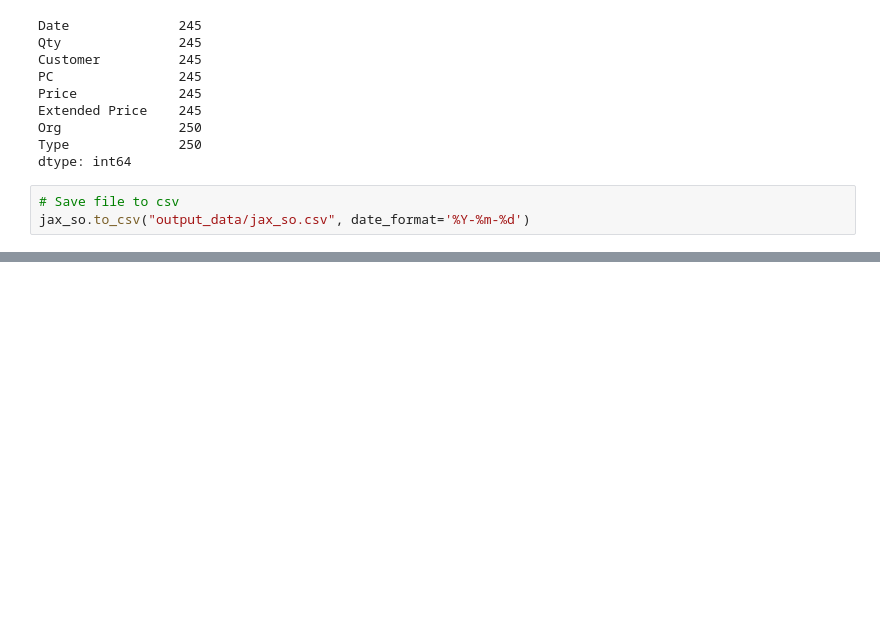
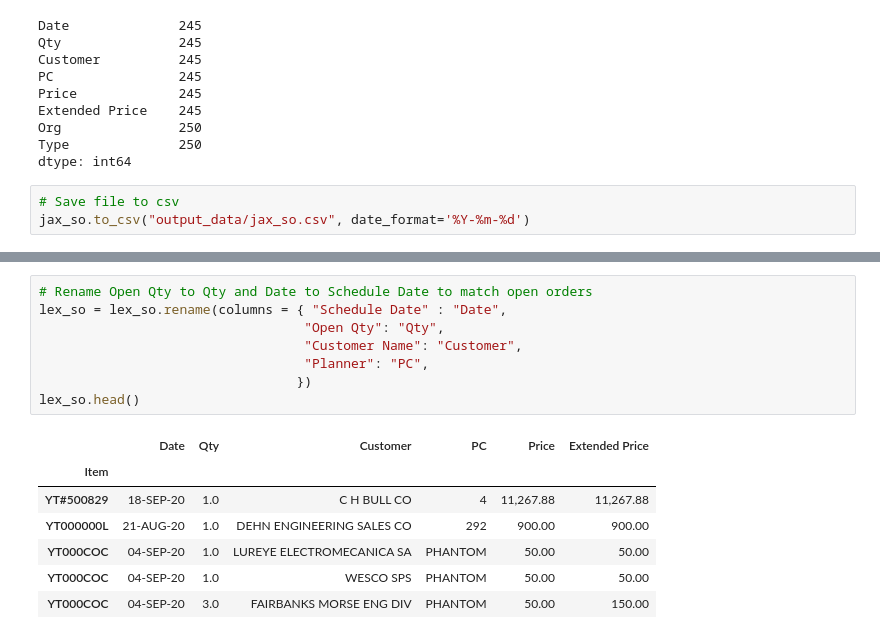
Before and after one commit to Emily-Keymon/data-analysis, a Jupyter notebook: test_2.ipynb, the cells around one changed output, grey strips where cells are left out. Cells and saved outputs as stored; diff of their text form; blank space fills up the shorter version.

```diff
--- a/test_2.ipynb
+++ b/test_2.ipynb
@@ -476,0 +528,16 @@ jax_so.to_csv("output_data/jax_so.csv", date_format='%Y-%m-%d')
+# %%
+# Rename Open Qty to Qty and Date to Schedule Date to match open orders
+lex_so = lex_so.rename(columns = { "Schedule Date" : "Date",
+                                  "Open Qty": "Qty",
+                                  "Customer Name": "Customer",
+                                  "Planner": "PC",
+                                 })
+lex_so.head()
+# %% [output]
+|  | Date | Qty | Customer | PC | Price | Extended Price |
+| Item |  |  |  |  |  |  |
+| YT#500829 | 18-SEP-20 | 1.0 | C H BULL CO | 4 | 11,267.88 | 11,267.88 |
+| YT000000L | 21-AUG-20 | 1.0 | DEHN ENGINEERING SALES CO | 292 | 900.00 | 900.00 |
+| YT000COC | 04-SEP-20 | 1.0 | LUREYE ELECTROMECANICA SA | PHANTOM | 50.00 | 50.00 |
+| YT000COC | 04-SEP-20 | 1.0 | WESCO SPS | PHANTOM | 50.00 | 50.00 |
+| YT000COC | 04-SEP-20 | 3.0 | FAIRBANKS MORSE ENG DIV | PHANTOM | 50.00 | 150.00 |
```
Also changed, not shown: parts of 8 cells of this notebook, 1 other file.
